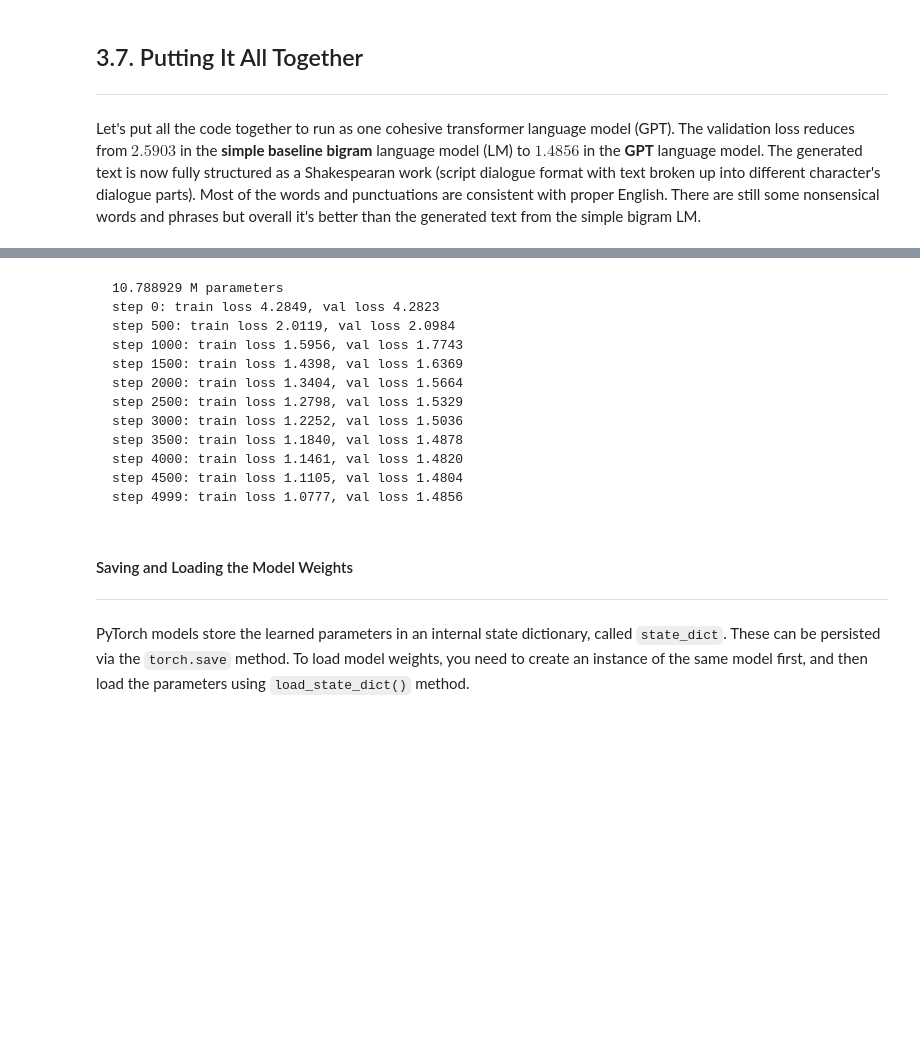
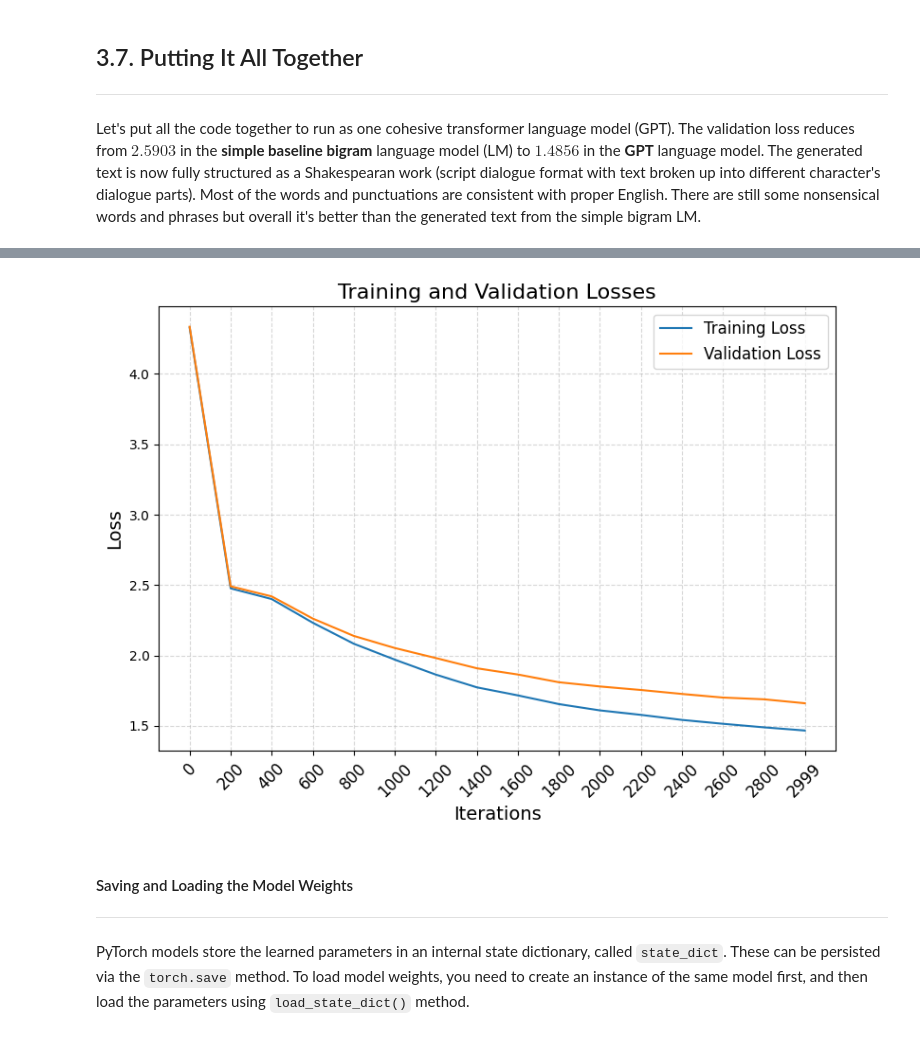
Before and after one commit to paudelsamir/365DaysOfData, a Jupyter notebook: 11-Foundations-Of-LLMS/GPT-From-Scratch/let-s-build-gpt-from-scratch-in-code-spelled-out.ipynb, the cells around one changed output, grey strips where cells are left out. Saved outputs shown, nothing was run; the diff lists cells and outputs as text; code cells hidden in the pictures; blank space fills up the shorter version.

````diff
--- a/11-Foundations-Of-LLMS/GPT-From-Scratch/let-s-build-gpt-from-scratch-in-code-spelled-out.ipynb
+++ b/11-Foundations-Of-LLMS/GPT-From-Scratch/let-s-build-gpt-from-scratch-in-code-spelled-out.ipynb
@@ -1148,15 +1738,0 @@ NameError: name 'GPTLanguageModel' is not defined
-# %% [markdown]
-```
-10.788929 M parameters
-step 0: train loss 4.2849, val loss 4.2823
-step 500: train loss 2.0119, val loss 2.0984
-step 1000: train loss 1.5956, val loss 1.7743
-step 1500: train loss 1.4398, val loss 1.6369
-step 2000: train loss 1.3404, val loss 1.5664
-step 2500: train loss 1.2798, val loss 1.5329
-step 3000: train loss 1.2252, val loss 1.5036
-step 3500: train loss 1.1840, val loss 1.4878
-step 4000: train loss 1.1461, val loss 1.4820
-step 4500: train loss 1.1105, val loss 1.4804
-step 4999: train loss 1.0777, val loss 1.4856
-```
@@ -1167,3 +1739,42 @@ steps = [0, 500, 1000, 1500, 2000, 2500, 3000, 3500, 4000, 4500, 4999]
+# %%
+train_loss = [4.3293, 2.4767, 2.4008, 2.2327, 2.0836, 1.9705, 1.8641, 1.7736, 1.7165, 1.6546, 1.6098, 1.5782, 1.5421, 1.5148, 1.4894, 1.4668]
+val_loss = [4.3350, 2.4911, 2.4196, 2.2623, 2.1390, 2.0530, 1.9817, 1.9090, 1.8648, 1.8098, 1.7797, 1.7548, 1.7266, 1.7011, 1.6886, 1.6605]
+steps = [0, 200, 400, 600, 800, 1000, 1200, 1400, 1600, 1800, 2000, 2200, 2400, 2600, 2800, 2999]
+# %%
+# Create a figure and axes
+fig, ax = plt.subplots(figsize=(8, 6))
+
+# Plot the training and validation losses
+ax.plot(steps, train_loss, label='Training Loss')
+ax.plot(steps, val_loss, label='Validation Loss')
+
+# Set the x-axis and y-axis labels
+ax.set_xlabel('Iterations', fontsize=14)
+ax.set_ylabel('Loss', fontsize=14)
+
+# Set the x-axis ticks and labels
+ax.set_xticks(steps)
+ax.set_xticklabels(steps, rotation=45, fontsize=12)
+
+# Set the y-axis tick format
+ax.yaxis.set_major_formatter(plt.FormatStrFormatter('%.1f'))
+
+# Set the title
+ax.set_title('Training and Validation Losses', fontsize=16)
+
+# Add a legend
+ax.legend(fontsize=12)
+
+# Add grid lines
+ax.grid(linestyle='--', alpha=0.5)
+
+# Adjust the spacing between subplots
+plt.tight_layout()
+
+# Display the plot
+plt.show()
+# %% [output]
+[figure, added]
 # %% [markdown]
 <a id='c5'></a>
 #### Saving and Loading the Model Weights
````
Also changed, not shown: parts of 28 cells of this notebook, 5 other files.
